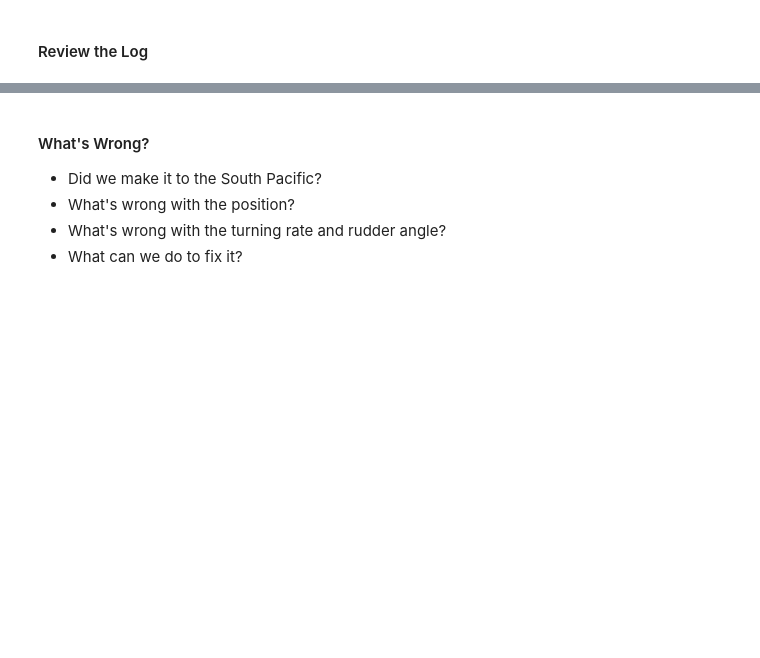
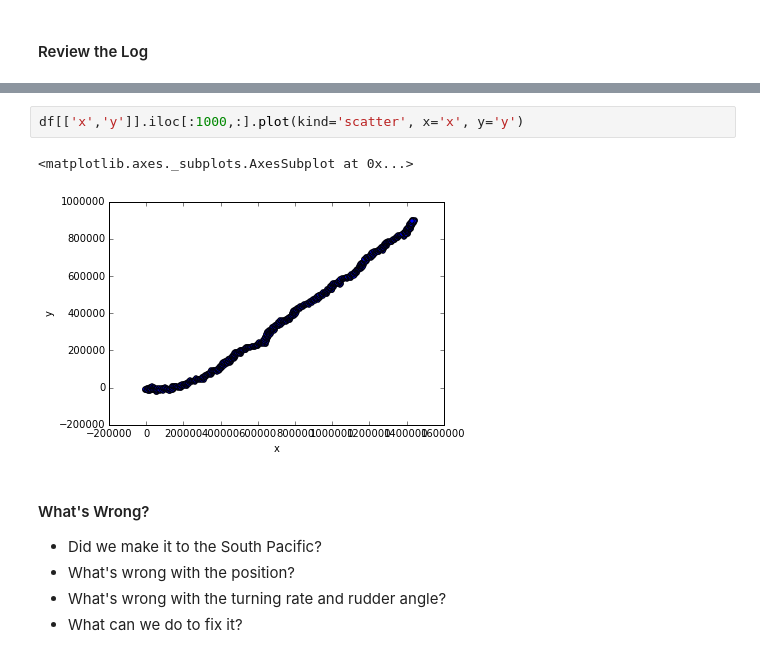
Before and after one commit to hackoregon/hack-university-machine-learning, a Jupyter notebook: huml/day13/Ships Log.ipynb, the cells around one changed output, grey strips where cells are left out. Cells and saved outputs as stored; diff of their text form; blank space fills up the shorter version.

```diff
--- a/huml/day13/Ships Log.ipynb
+++ b/huml/day13/Ships Log.ipynb
@@ -104,3 +115,8 @@ df
+# %%
+df[['x','y']].iloc[:1000,:].plot(kind='scatter', x='x', y='y')
+# %% [output]
+<matplotlib.axes._subplots.AxesSubplot at 0x...>
+[figure, added]
 # %% [markdown]
 #### What's Wrong?
 
```
Also changed, not shown: parts of 6 cells of this notebook, 6 other files.
